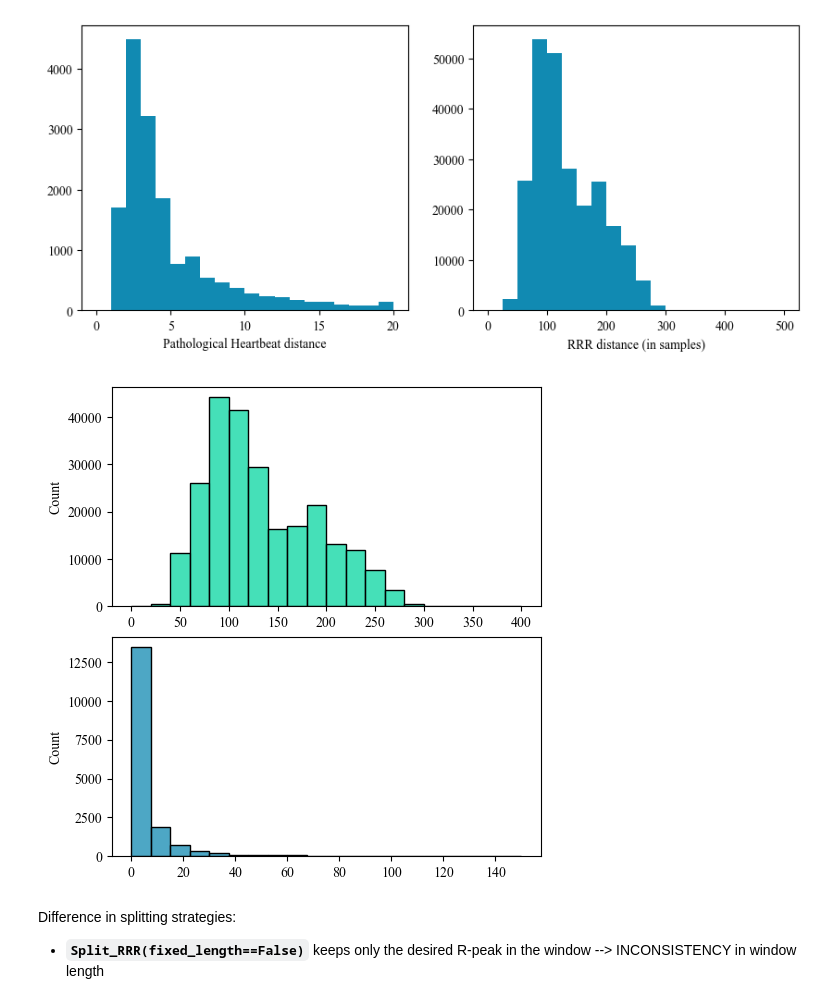
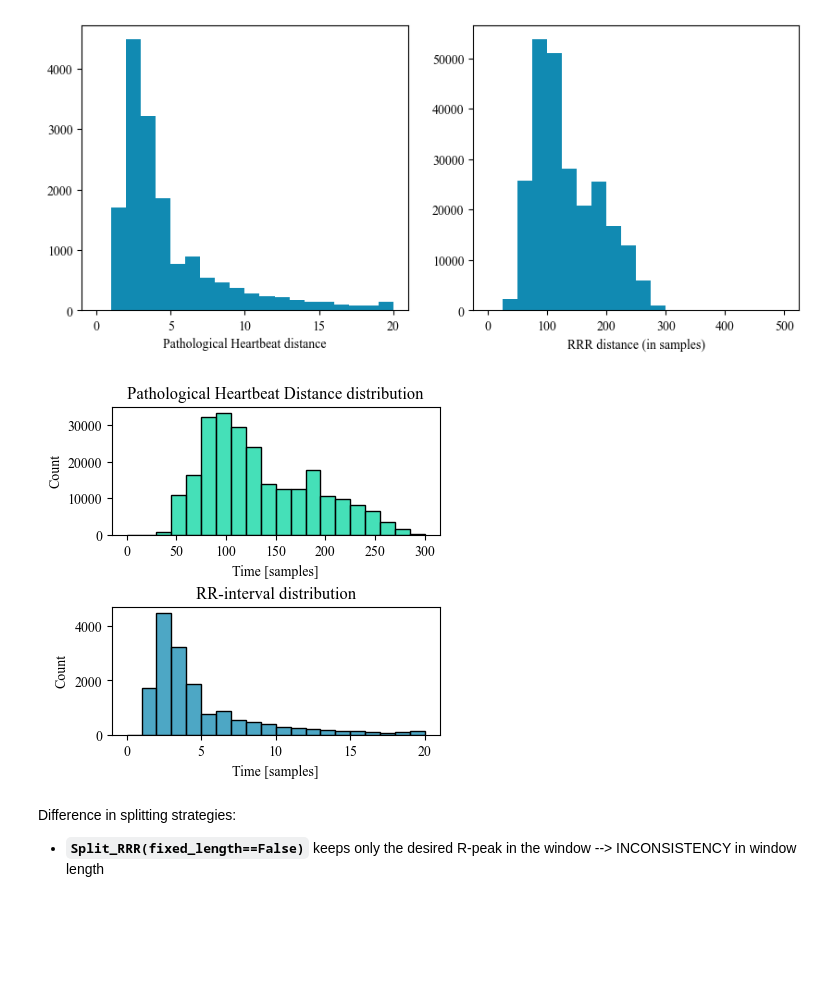
Before and after one commit to alberto-rota/PAC-PVC-Beat-Classifier-for-ECGs, a Jupyter notebook: gold.ipynb, the cells around one changed output. Saved outputs shown, nothing was run; the diff lists cells and outputs as text; code cells hidden in the pictures; blank space fills up the shorter version.

Commit message:
Report

```diff
--- a/gold.ipynb
+++ b/gold.ipynb
@@ -62,3 +60,6 @@ dataset_dir = "data"
+# %%
+dataset_dir = "data"
+images = "C:\\Users\\alber\\Desktop\\Files\\Università\\V ANNO ACCADEMICO\\AI in Biomedicine\\Workshop\\PAC-PVC-Beat-Classifier-for-ECGs\\report\\img"
 # %% [markdown]
 ## Patient class definition
 # %%
@@ -301,14 +302,19 @@ plt.show()
 # %% [output]
 [figure]
 # %%
-plt.figure(figsize=(5,5), constrained_layout=True)
+plt.figure(figsize=(4,4), constrained_layout=True)
 plt.subplot(2,1,1)
-sns.histplot(RRR,bins=20,binrange=[0,400], color = color['N'])
+sns.histplot(RRR,bins=20,binrange=[0,300], color = color['N'])
+plt.xlabel("Time [samples]")
+plt.title("Pathological Heartbeat Distance distribution")
 plt.subplot(2,1,2)
-sns.histplot(intervals,bins=20,binrange=[0,150], color = color['X'])
+sns.histplot(intervals,bins=20,binrange=[0,20], color = color['X'])
+plt.xlabel("Time [samples]")
+plt.title("RR-interval distribution")
+plt.savefig(os.path.join(images,"histograms.jpg"))
 plt.show()
 # %% [output]
-[figure, old version]
+[figure, new version]
 # %% [markdown]
 Difference in splitting strategies:
 * **`Split_RRR(fixed_length==False)`** keeps only the desired R-peak in the window --> INCONSISTENCY in window length
```
Also changed, not shown: parts of 2 cells of this notebook, 17 other files.
